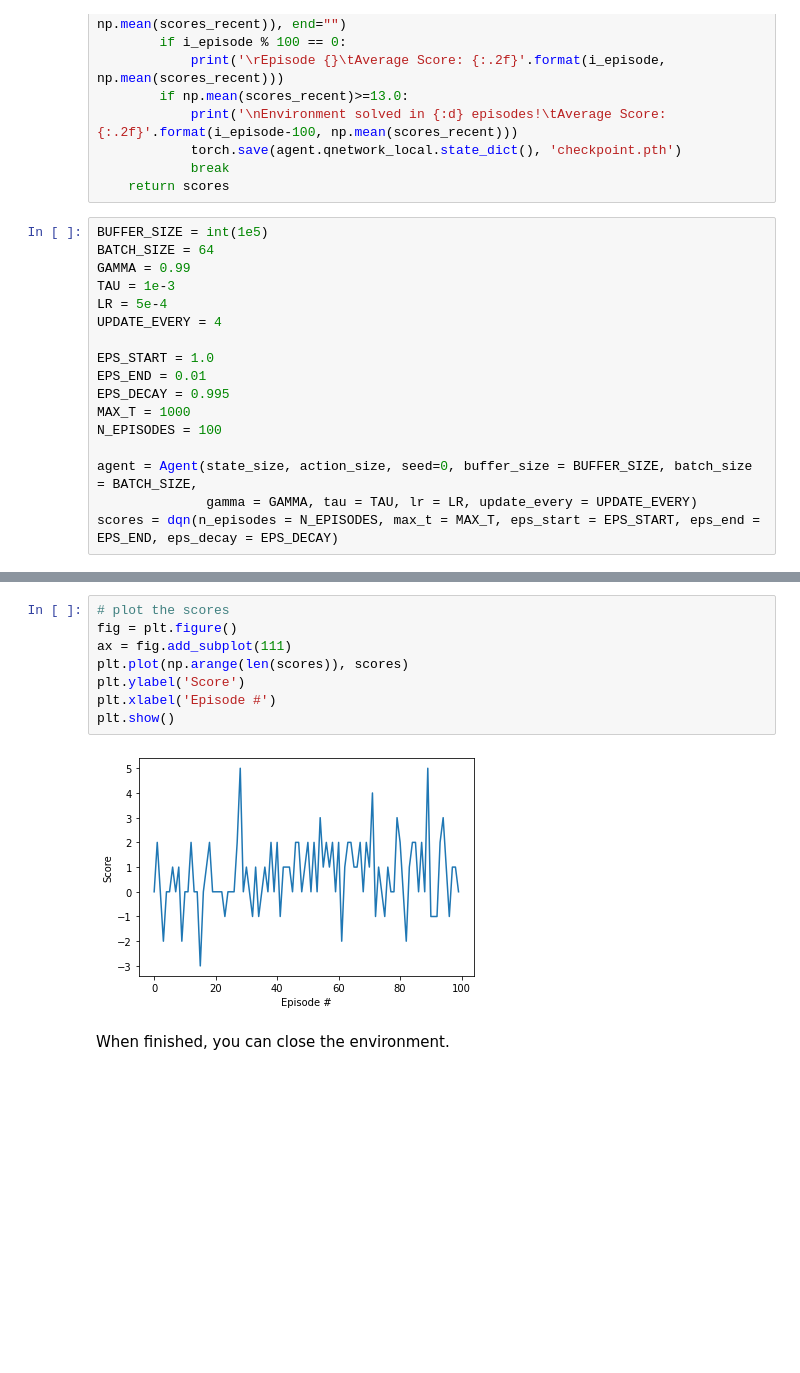
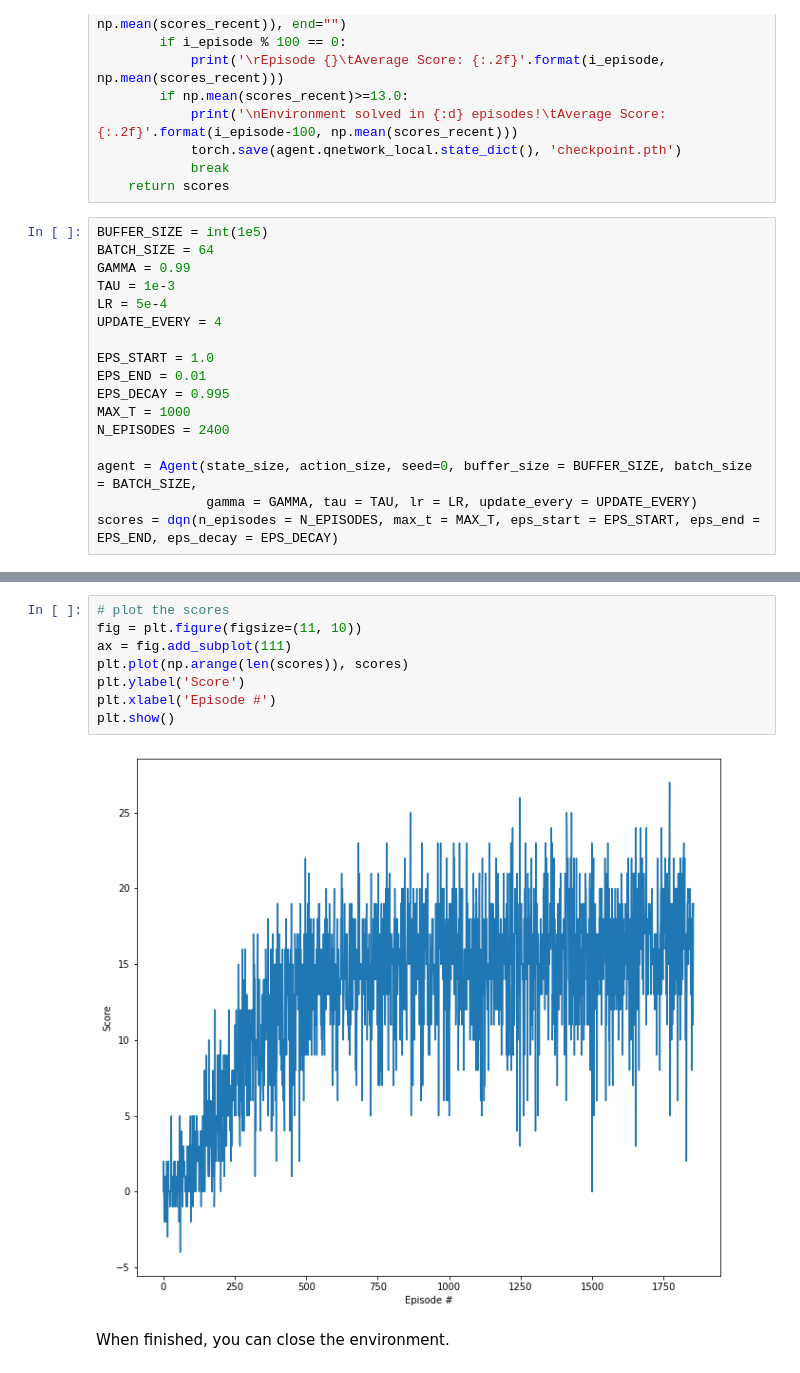
Before and after one commit to reneang17/RL_projects, a Jupyter notebook: collector/Navigation.ipynb, the cells around one changed output, grey strips where cells are left out. Drawn from its saved outputs; the diff is of its cells as text; blank space fills up the shorter version.

```diff
--- a/collector/Navigation.ipynb
+++ b/collector/Navigation.ipynb
@@ -188,7 +188,7 @@ EPS_START = 1.0
 EPS_END = 0.01
 EPS_DECAY = 0.995
 MAX_T = 1000
-N_EPISODES = 100
+N_EPISODES = 2400
 
 agent = Agent(state_size, action_size, seed=0, buffer_size = BUFFER_SIZE, batch_size = BATCH_SIZE,
               gamma = GAMMA, tau = TAU, lr = LR, update_every = UPDATE_EVERY)
@@ -198,12 +217,12 @@ Episode 100     Average Score: 0.68
 # %%
 # plot the scores
-fig = plt.figure()
+fig = plt.figure(figsize=(11, 10))
 ax = fig.add_subplot(111)
 plt.plot(np.arange(len(scores)), scores)
 plt.ylabel('Score')
 plt.xlabel('Episode #')
 plt.show()
 # %% [output]
-[figure, old version]
+[figure, new version]
 # %% [markdown]
 When finished, you can close the environment.
```
Also changed, not shown: parts of 2 cells of this notebook, 1 other file.
